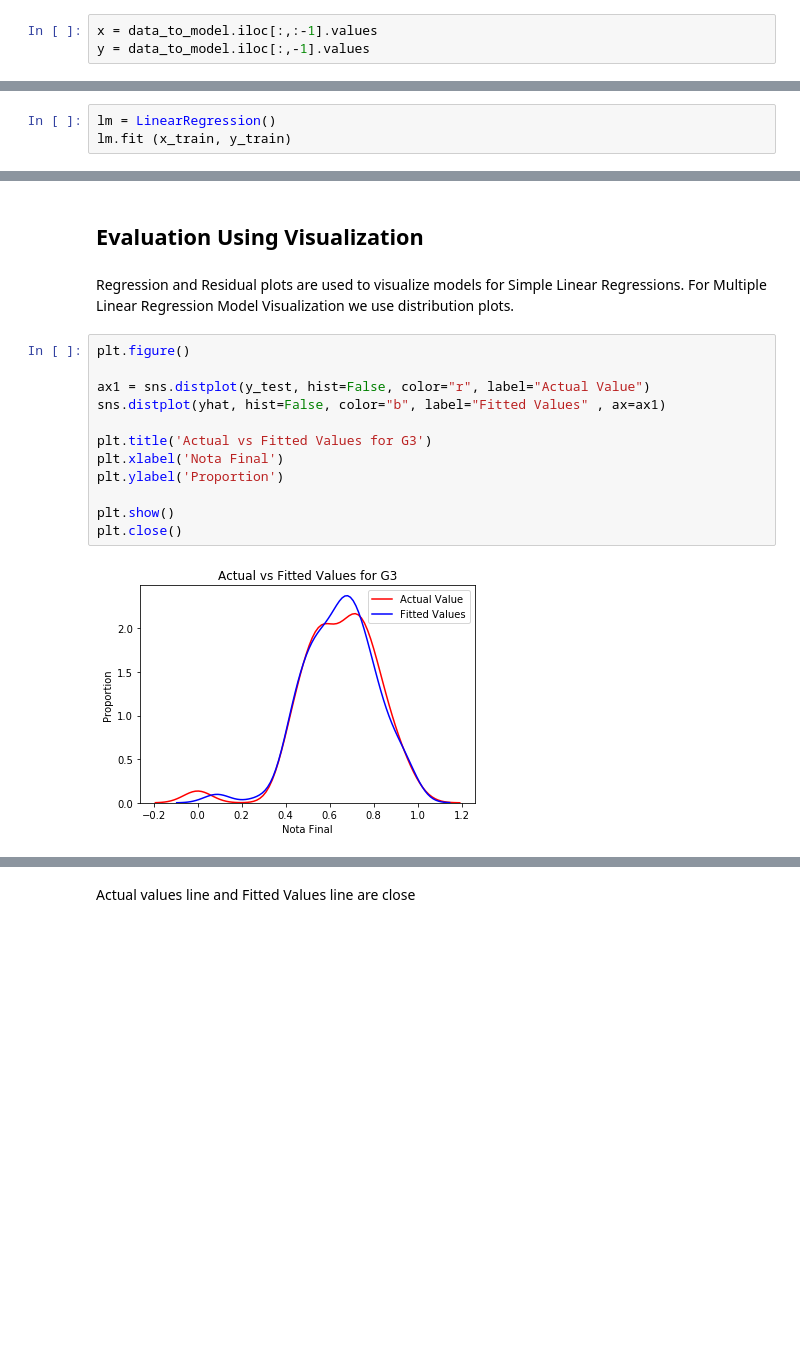
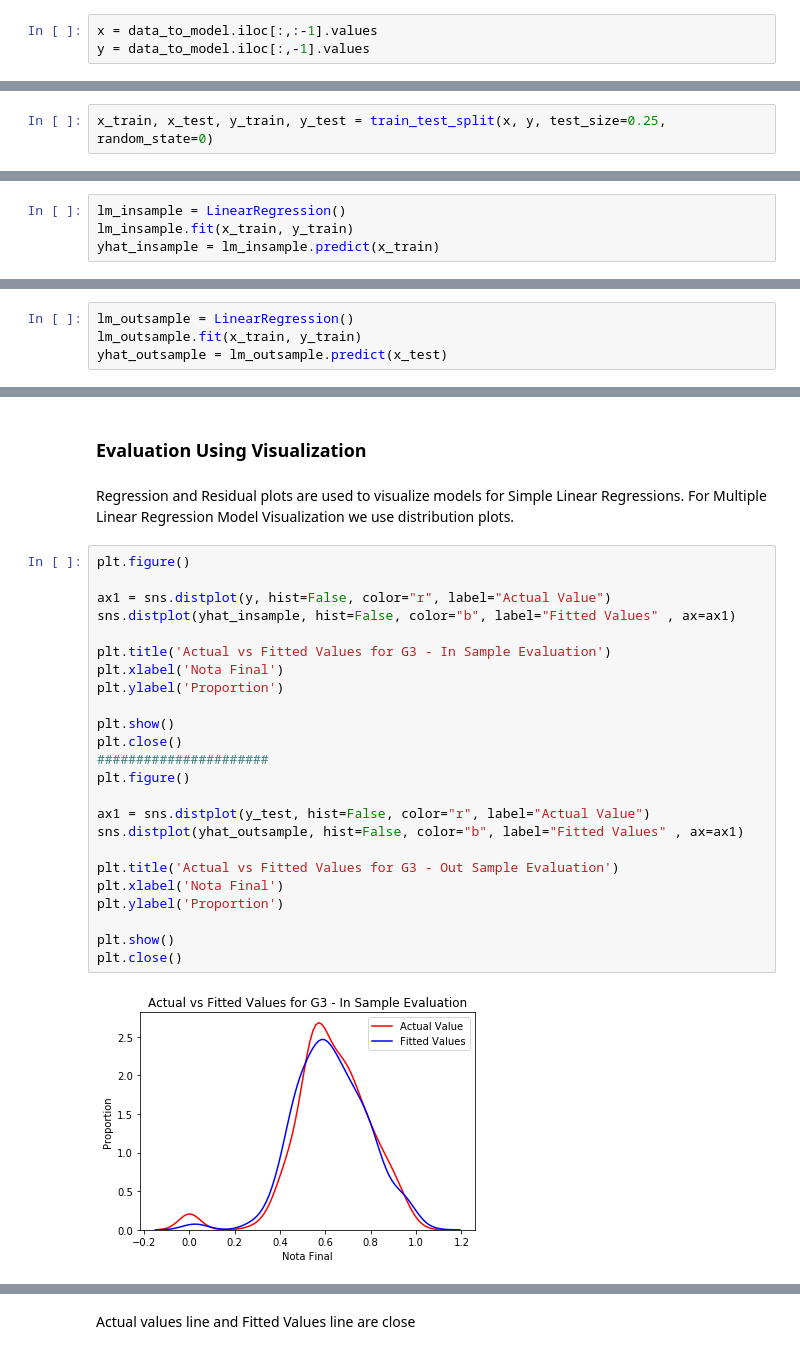
Before and after one commit to FlaviaLopes/Student-Performance-Prediction-MLR, a Jupyter notebook: student-performance.ipynb, the cells around one changed output, grey strips where cells are left out. Saved outputs shown, nothing was run; the diff lists cells and outputs as text; blank space fills up the shorter version.

Commit message:
improvements, out sample evaluation added

```diff
--- a/student-performance.ipynb
+++ b/student-performance.ipynb
@@ -664,0 +677,2 @@ y_train, y_test = y[msk], y[~msk]
+# %%
+x_train, x_test, y_train, y_test = train_test_split(x, y, test_size=0.25, random_state=0)
@@ -665,3 +682,4 @@ y_train, y_test = y[msk], y[~msk]
 # %%
-lm = LinearRegression()
-lm.fit (x_train, y_train)
+lm_insample = LinearRegression()
+lm_insample.fit(x_train, y_train)
+yhat_insample = lm_insample.predict(x_train)
@@ -673,0 +705,4 @@ yhat = lm.predict(x_test)
+# %%
+lm_outsample = LinearRegression()
+lm_outsample.fit(x_train, y_train)
+yhat_outsample = lm_outsample.predict(x_test)
@@ -674,20 +732,32 @@ yhat = lm.predict(x_test)
 # %% [markdown]
 <a id="evaluation-visualization"></a>
-<h2>Evaluation Using Visualization</h2>
+<h3>Evaluation Using Visualization</h3>
 # %% [markdown]
 Regression and Residual plots are used to visualize models for Simple Linear Regressions.
 For Multiple Linear Regression Model Visualization we use distribution plots.
 # %%
 plt.figure()
 
-ax1 = sns.distplot(y_test, hist=False, color="r", label="Actual Value")
-sns.distplot(yhat, hist=False, color="b", label="Fitted Values" , ax=ax1)
+ax1 = sns.distplot(y, hist=False, color="r", label="Actual Value")
+sns.distplot(yhat_insample, hist=False, color="b", label="Fitted Values" , ax=ax1)
 
-plt.title('Actual vs Fitted Values for G3')
+plt.title('Actual vs Fitted Values for G3 - In Sample Evaluation')
 plt.xlabel('Nota Final')
 plt.ylabel('Proportion')
 
 plt.show()
 plt.close()
+######################
+plt.figure()
+
+ax1 = sns.distplot(y_test, hist=False, color="r", label="Actual Value")
+sns.distplot(yhat_outsample, hist=False, color="b", label="Fitted Values" , ax=ax1)
+
+plt.title('Actual vs Fitted Values for G3 - Out Sample Evaluation')
+plt.xlabel('Nota Final')
+plt.ylabel('Proportion')
+
+plt.show()
+plt.close()
 # %% [output]
-[figure, old version]
+[figure, new version]
```
Also changed, not shown: parts of 35 cells of this notebook.
